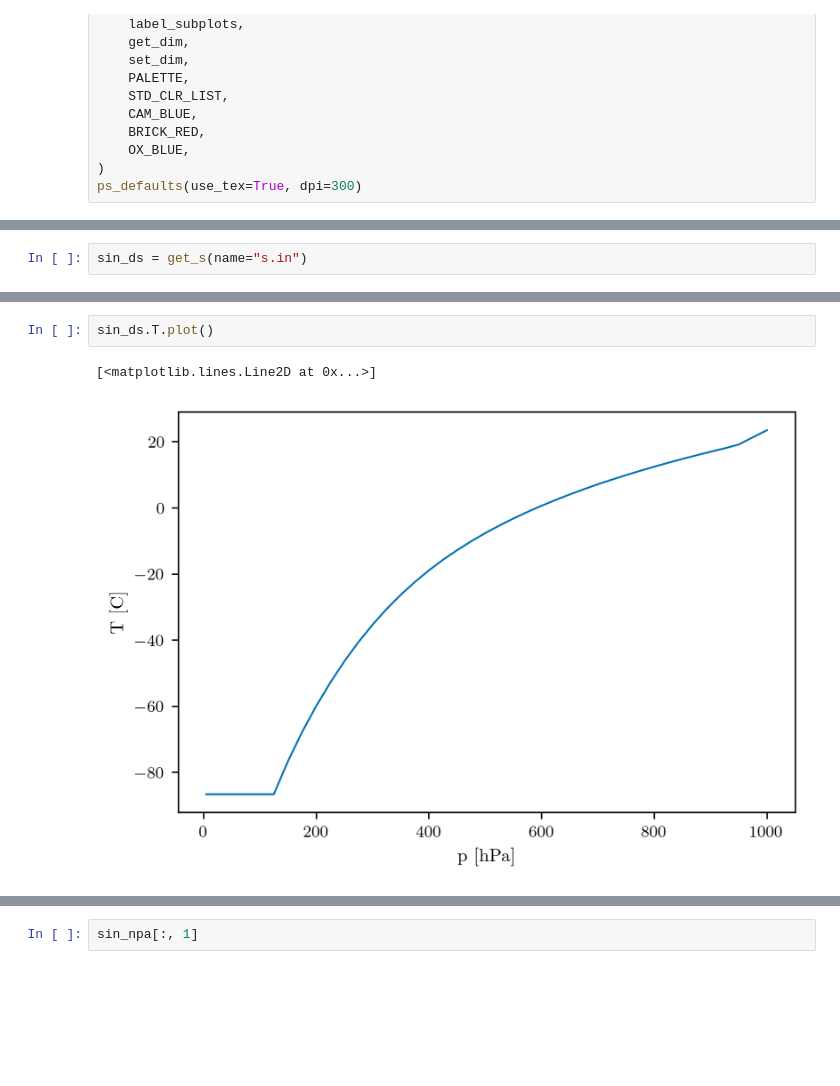
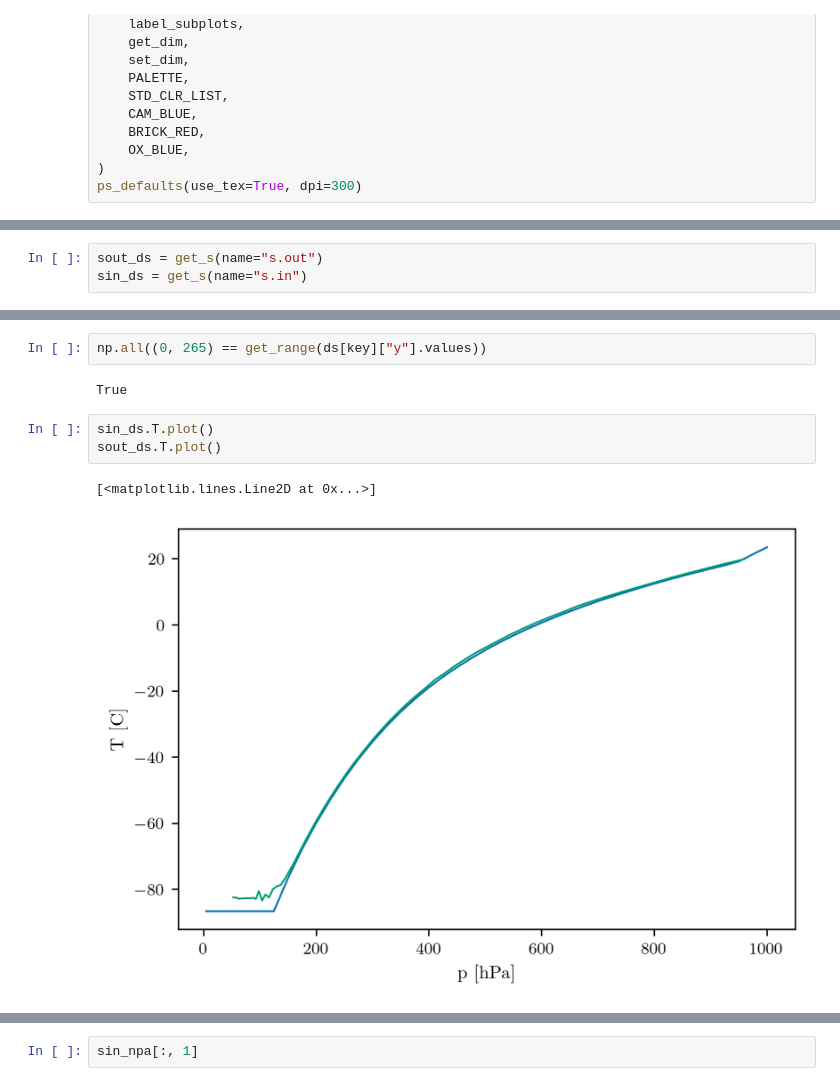
Before and after one commit to sdat2/rotunno87, a Jupyter notebook: notebooks/exploratory/sdat2-B-Read-in-Data.ipynb, the cells around one changed output, grey strips where cells are left out. Saved outputs shown, nothing was run; the diff lists cells and outputs as text; blank space fills up the shorter version.

```diff
--- a/notebooks/exploratory/sdat2-B-Read-in-Data.ipynb
+++ b/notebooks/exploratory/sdat2-B-Read-in-Data.ipynb
@@ -27,5 +27,6 @@ from src.read_in_data import get_s
 import xarray as xr
 # %%
+sout_ds = get_s(name="s.out")
 sin_ds = get_s(name="s.in")
 # %% [output]
 1.3.1
@@ -48,7 +157,12 @@ sin_ds = get_s(name="s.in")
+# %%
+np.all((0, 265) == get_range(ds[key]["y"].values))
+# %% [output]
+True
 # %%
 sin_ds.T.plot()
+sout_ds.T.plot()
 # %% [output]
 [<matplotlib.lines.Line2D at 0x...>]
-[figure, old version]
+[figure, new version]
 # %%
 sin_ds.q.plot()
```
Also changed, not shown: parts of 20 cells of this notebook, 1 other file.
